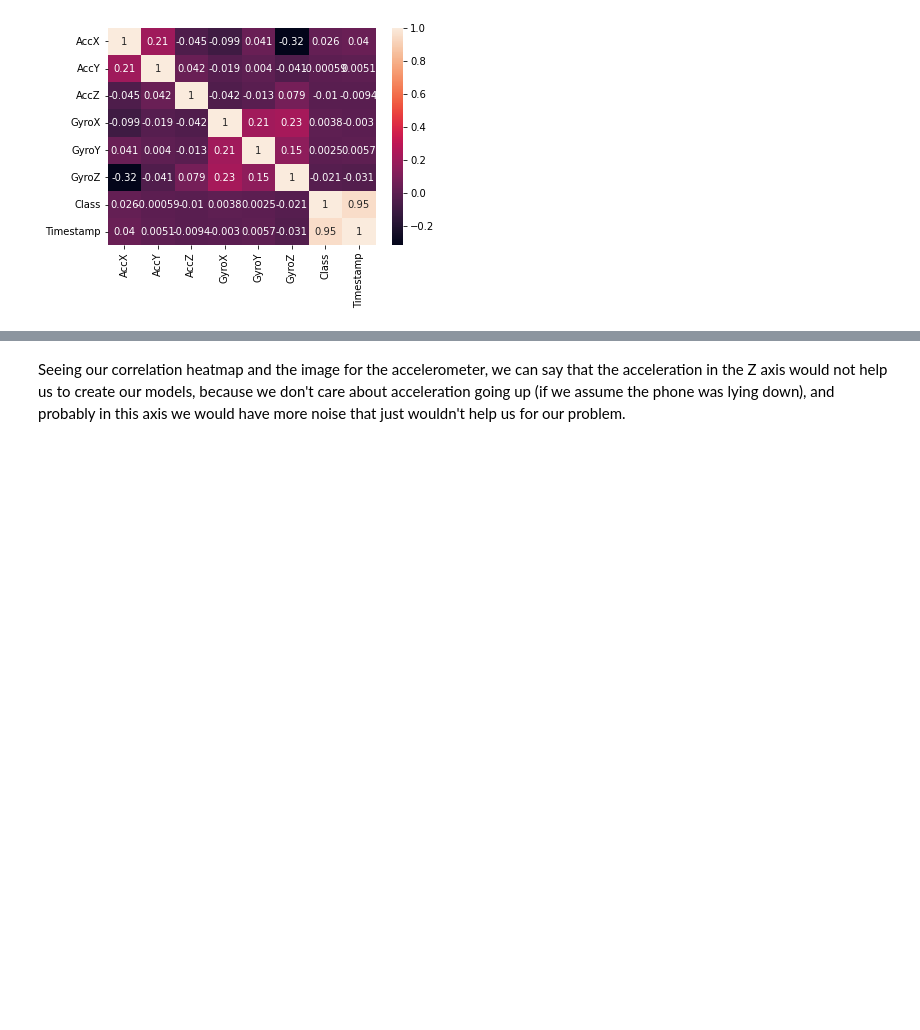
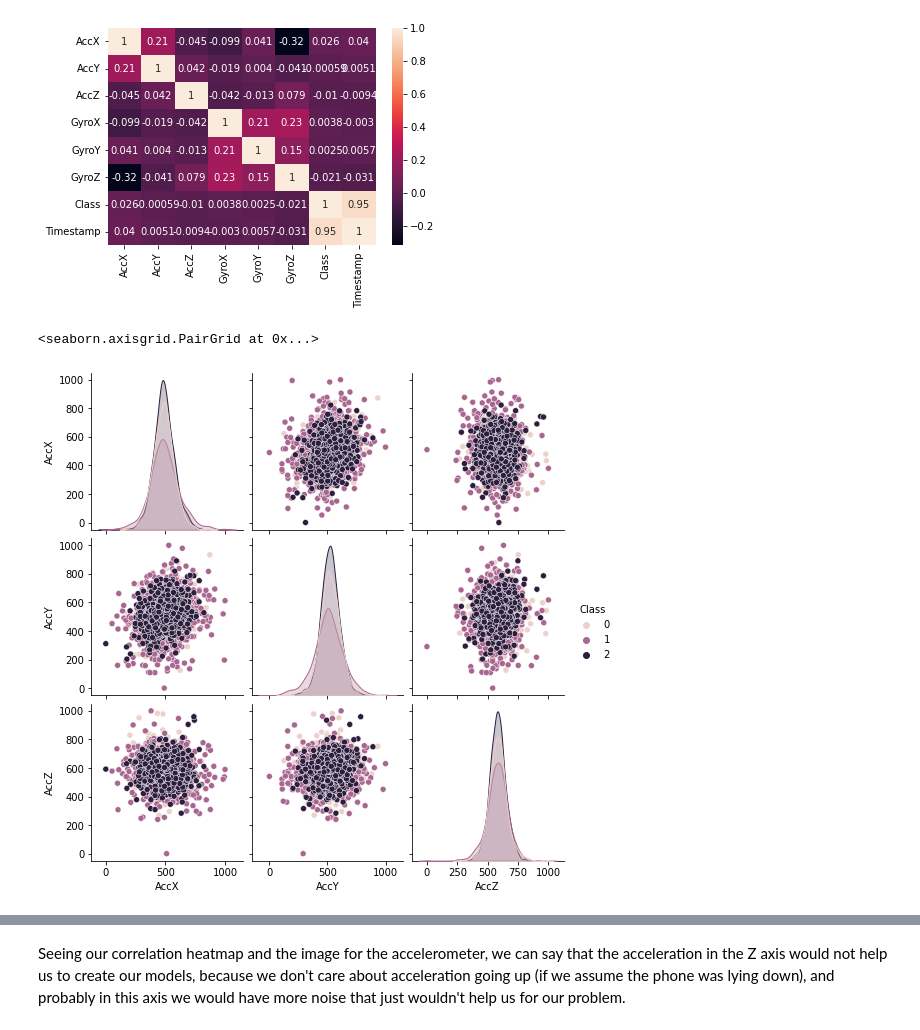
Before and after one commit to samueldiaz1004/driving_behavior_project, a Jupyter notebook: driving_behavior_clean_data.ipynb, the cells around one changed output, grey strips where cells are left out. Saved outputs shown, nothing was run; the diff lists cells and outputs as text; code cells hidden in the pictures; blank space fills up the shorter version.

```diff
--- a/driving_behavior_clean_data.ipynb
+++ b/driving_behavior_clean_data.ipynb
@@ -82,0 +278,7 @@ df_training
+# %%
+y = df_training.Class
+
+df_training = ((df_training - np.min(df_training)) / (np.max(df_training) - np.min(df_training))) * 1000
+df_training.Class = y
+
+df_training
@@ -85,3 +303,8 @@ sns.heatmap(df_training.corr(), annot=True)
 # %% [output]
 <AxesSubplot:>
 [figure]
+# %%
+sns.pairplot(df_training[["AccX", "AccY", "AccZ", "Class"]], hue="Class")
+# %% [output]
+<seaborn.axisgrid.PairGrid at 0x...>
+[figure, added]
```
Also changed, not shown: parts of 33 cells of this notebook, 4 other files.
